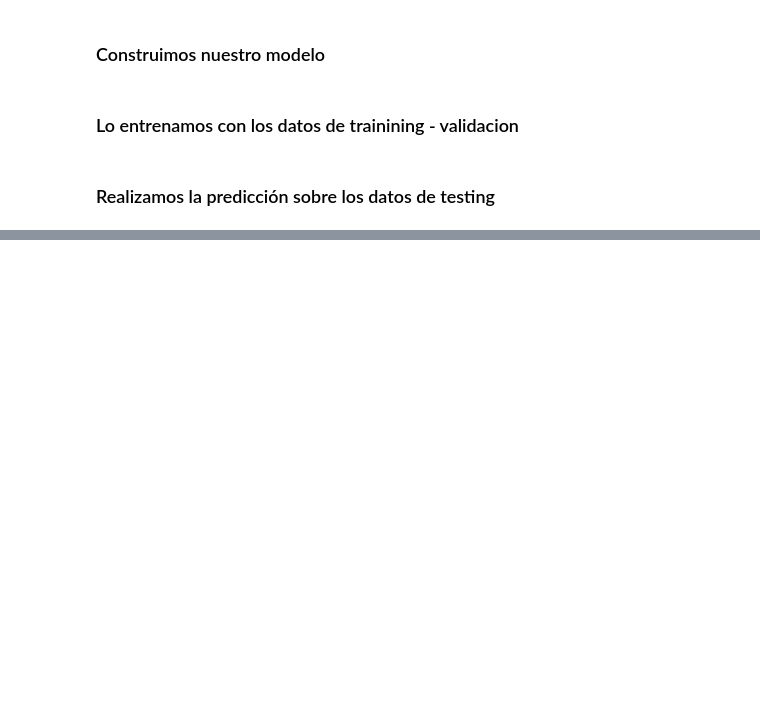
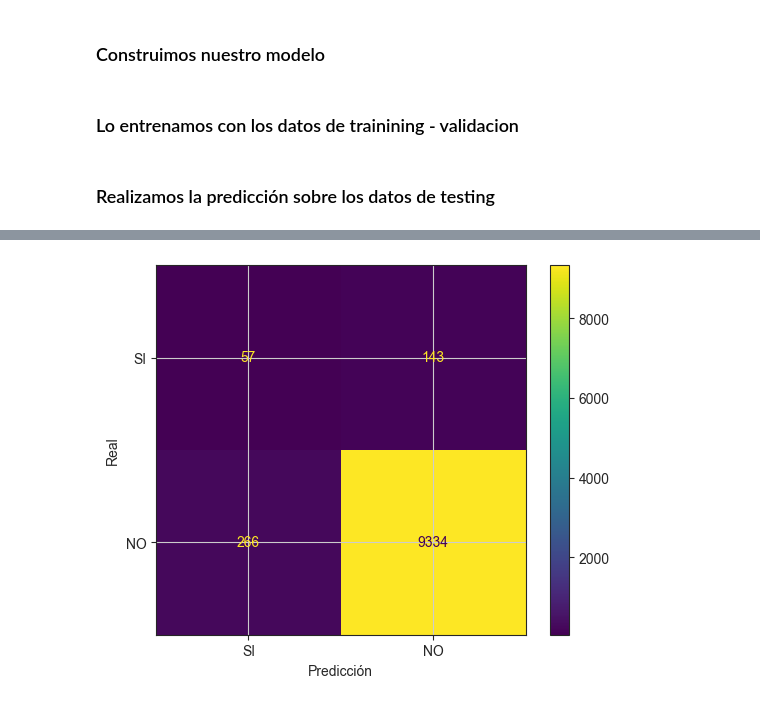
Before and after one commit to arouiller/Taller-inicial-de-machine-learning-2, a Jupyter notebook: Clase 3/Clase 3-2.ipynb, the cells around one changed output, grey strips where cells are left out. Drawn from its saved outputs; the diff is of its cells as text; code cells hidden in the pictures; blank space fills up the shorter version.

```diff
--- a/Clase 3/Clase 3-2.ipynb
+++ b/Clase 3/Clase 3-2.ipynb
@@ -357,0 +371,8 @@ metrica_negocio
+# %%
+disp = ConfusionMatrixDisplay(confusion_matrix=cm, display_labels=['SI', 'NO'])
+disp.plot()
+plt.xlabel('Predicción')
+plt.ylabel('Real')
+plt.show()
+# %% [output]
+[figure, added]
```
Also changed, not shown: parts of 5 cells of this notebook, 35 other files.
